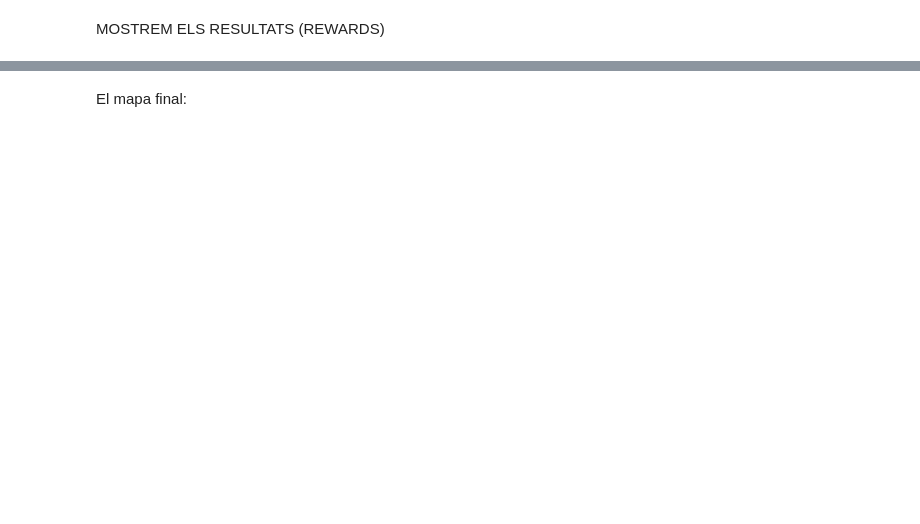
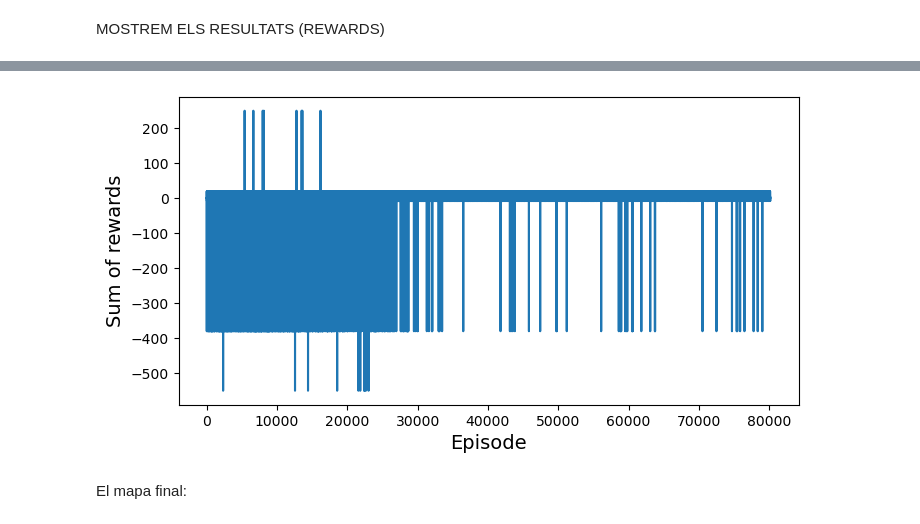
Before and after one commit to BilalAabkari/TFG-snowman, a Jupyter notebook: main.ipynb, the cells around one changed output, grey strips where cells are left out. Cells and saved outputs as stored; diff of their text form; code cells hidden in the pictures; blank space fills up the shorter version.

```diff
--- a/main.ipynb
+++ b/main.ipynb
@@ -204,3 +226,12 @@ plt.show()
+# %%
+plt.figure(figsize=(8, 4))
+plt.plot(rewards_per_jugada)
+plt.xlabel("Episode", fontsize=14)
+plt.ylabel("Sum of rewards", fontsize=14)
+#save_fig("dqn_rewards_plot")
+plt.show()
+# %% [output]
+[figure, added]
 # %% [markdown]
 El mapa final:
 # %%
```
Also changed, not shown: parts of 14 cells of this notebook, 9 other files.
